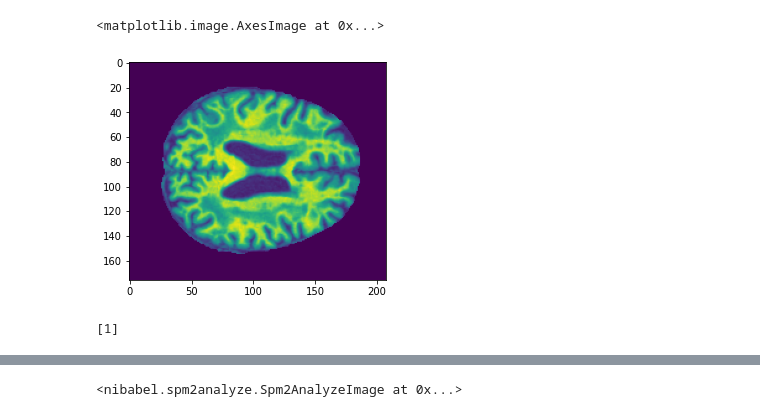
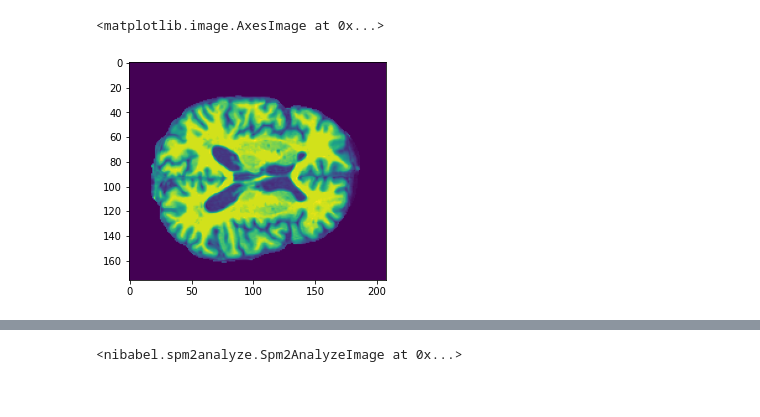
Before and after one commit to tamap94/ds-capstone-alzheimers-, a Jupyter notebook: preprocessing/getdata.ipynb, the cells around one changed output, grey strips where cells are left out. Drawn from its saved outputs; the diff is of its cells as text; code cells hidden in the pictures.

```diff
--- a/preprocessing/getdata.ipynb
+++ b/preprocessing/getdata.ipynb
@@ -18,9 +14,14 @@ y_train = y_train.repeat(1+2*N)
+# %%
+from getdata import *
+df_o = get_csvdata()
+df_a = get_csvdata_ADNI()
+# %%
+path = df_a['ID'].iloc[0]
+# %%
+#img = get_slices_ADNI_new([path], dim=2, m=100, normalize=False)
+img = get_3D_data_ADNI([path], normalize=False)
 # %%
-plt.imshow(X_train[0])
+plt.imshow(img[0,:,:,95])
 # %% [output]
 <matplotlib.image.AxesImage at 0x...>
-[figure, old version]
+[figure, new version]
-# %%
-list(range(1,2))
-# %% [output]
-[1]
```
Also changed, not shown: parts of 10 cells of this notebook, 2 other files.
